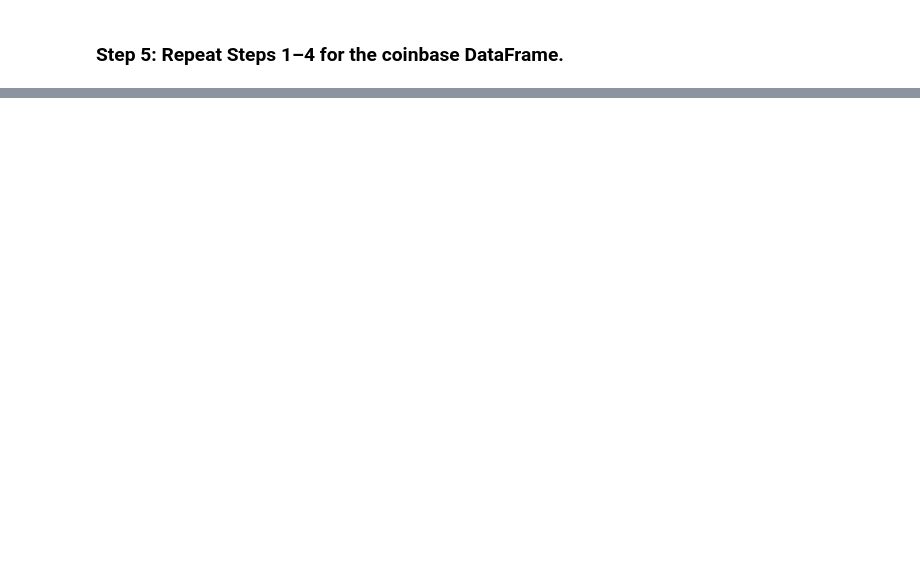
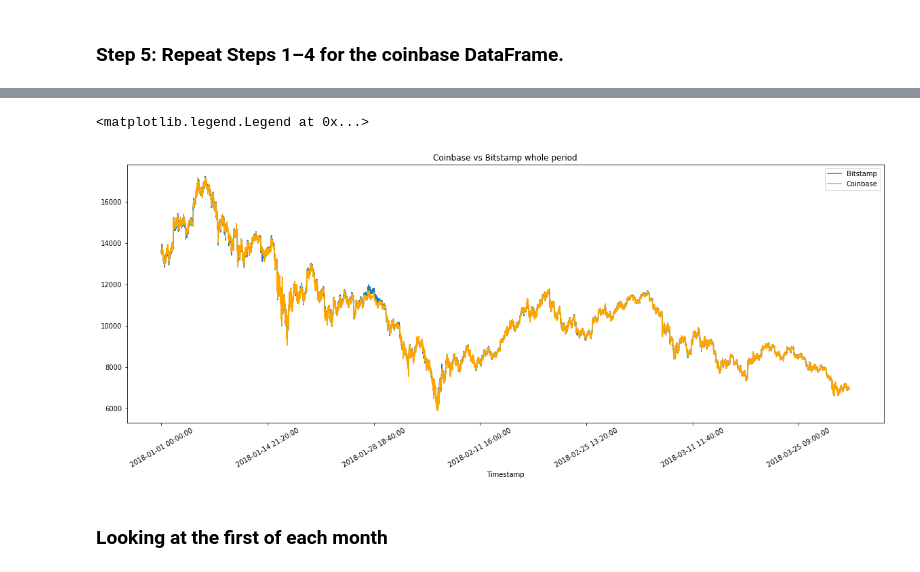
Before and after one commit to apeyton2/Crypto-Arbitrage, a Jupyter notebook: crypto_arbitrage.ipynb, the cells around one changed output, grey strips where cells are left out. Cells and saved outputs as stored; diff of their text form; code cells hidden in the pictures; blank space fills up the shorter version.

```diff
--- a/crypto_arbitrage.ipynb
+++ b/crypto_arbitrage.ipynb
@@ -491,0 +191,9 @@ cumulative_profit_early = # YOUR CODE HERE
+# %%
+#ploy overlay
+ax=bitstamp_sliced.plot(figsize=(20,7),title='Bitstamp whole period',rot=30,x='Timestamp')
+coinbase_sliced.plot(figsize=(20,7),title='Coinbase vs Bitstamp whole period',rot=30,x='Timestamp',color="orange",ax=ax).legend(['Bitstamp','Coinbase'])
+# %% [output]
+<matplotlib.legend.Legend at 0x...>
+[figure, added]
+# %% [markdown]
+### Looking at the first of each month
```
Also changed, not shown: parts of 107 cells of this notebook.
